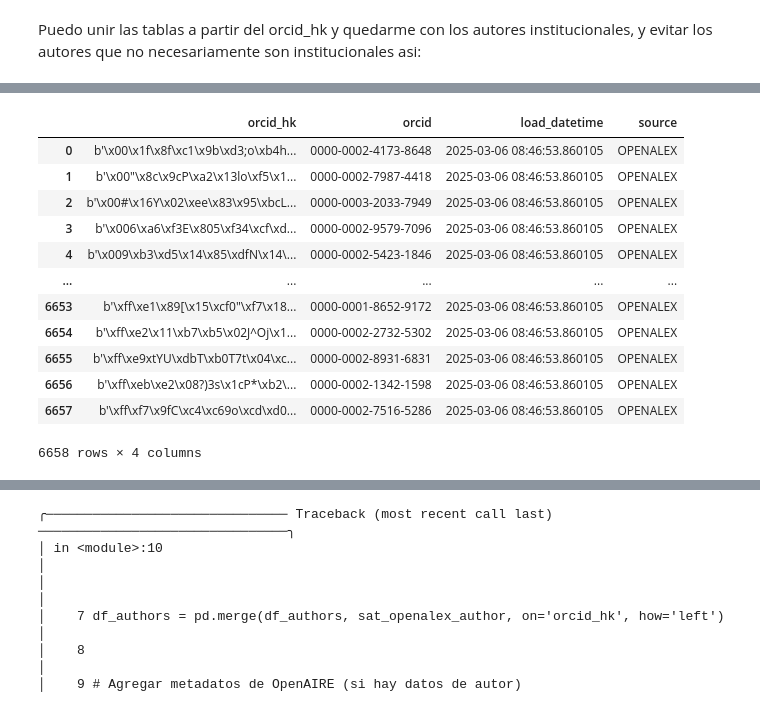
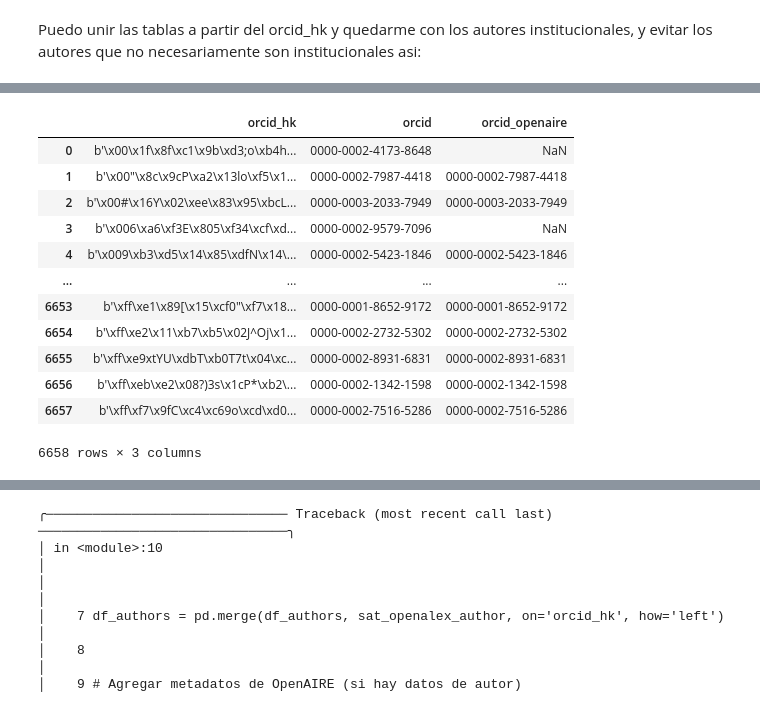
Before and after one commit to PabloDeAlbu/kedro-scholar, a Jupyter notebook: notebooks/profiling.ipynb, the cells around one changed output, grey strips where cells are left out. Drawn from its saved outputs; the diff is of its cells as text; code cells hidden in the pictures.

Commit message:
Agrego notebooks de profiling y fetch instituciones de openalex

```diff
--- a/notebooks/profiling.ipynb
+++ b/notebooks/profiling.ipynb
@@ -1,5 +1,6 @@
 # %%
 import pandas as pd
+pd.set_option('display.max_columns', None)
 # %% [markdown]
 Quiero identificar que producen los investigadores de una institución.
 
@@ -227,36 +196,29 @@ hub_openaire_orcid
 Puedo unir las tablas a partir del orcid_hk y quedarme con los autores institucionales, y evitar los autores que no necesariamente son institucionales asi:
 # %%
 inst_authors = pd.merge(
-    hub_openalex_orcid,
-    hub_openaire_orcid,
+    hub_openalex_orcid[['orcid_hk','orcid']],
+    hub_openaire_orcid[['orcid_hk','orcid']],
     on='orcid_hk',
     how='left',
     suffixes=('','_openaire')
     )
 
-
-# Filtrar las columnas que terminan con '_openaire'
-columnas_a_eliminar = inst_authors.filter(regex='_openaire$').columns
-
-# Eliminar las columnas
-inst_authors = inst_authors.drop(columnas_a_eliminar, axis=1)
-
 inst_authors
 # %% [output]
 [interactive output not drawn]
-|  | orcid_hk | orcid | load_datetime | source |
-| 0 | b'\x00\x1f\x8f\xc1\x9b\xd3;o\xb4h... | 0000-0002-4173-8648 | 2025-03-06 08:46:53.860105 | OPENALEX |
-| 1 | b'\x00"\x8c\x9cP\xa2\x13lo\xf5\x1... | 0000-0002-7987-4418 | 2025-03-06 08:46:53.860105 | OPENALEX |
-| 2 | b'\x00#\x16Y\x02\xee\x83\x95\xbcL... | 0000-0003-2033-7949 | 2025-03-06 08:46:53.860105 | OPENALEX |
-| 3 | b'\x006\xa6\xf3E\x805\xf34\xcf\xd... | 0000-0002-9579-7096 | 2025-03-06 08:46:53.860105 | OPENALEX |
-| 4 | b'\x009\xb3\xd5\x14\x85\xdfN\x14\... | 0000-0002-5423-1846 | 2025-03-06 08:46:53.860105 | OPENALEX |
-| ... | ... | ... | ... | ... |
-| 6653 | b'\xff\xe1\x89[\x15\xcf0"\xf7\x18... | 0000-0001-8652-9172 | 2025-03-06 08:46:53.860105 | OPENALEX |
-| 6654 | b'\xff\xe2\x11\xb7\xb5\x02J^Oj\x1... | 0000-0002-2732-5302 | 2025-03-06 08:46:53.860105 | OPENALEX |
-| 6655 | b'\xff\xe9xtYU\xdbT\xb0T7t\x04\xc... | 0000-0002-8931-6831 | 2025-03-06 08:46:53.860105 | OPENALEX |
-| 6656 | b'\xff\xeb\xe2\x08?)3s\x1cP*\xb2\... | 0000-0002-1342-1598 | 2025-03-06 08:46:53.860105 | OPENALEX |
-| 6657 | b'\xff\xf7\x9fC\xc4\xc69o\xcd\xd0... | 0000-0002-7516-5286 | 2025-03-06 08:46:53.860105 | OPENALEX |
+|  | orcid_hk | orcid | orcid_openaire |
+| 0 | b'\x00\x1f\x8f\xc1\x9b\xd3;o\xb4h... | 0000-0002-4173-8648 | NaN |
+| 1 | b'\x00"\x8c\x9cP\xa2\x13lo\xf5\x1... | 0000-0002-7987-4418 | 0000-0002-7987-4418 |
+| 2 | b'\x00#\x16Y\x02\xee\x83\x95\xbcL... | 0000-0003-2033-7949 | 0000-0003-2033-7949 |
+| 3 | b'\x006\xa6\xf3E\x805\xf34\xcf\xd... | 0000-0002-9579-7096 | NaN |
+| 4 | b'\x009\xb3\xd5\x14\x85\xdfN\x14\... | 0000-0002-5423-1846 | 0000-0002-5423-1846 |
+| ... | ... | ... | ... |
+| 6653 | b'\xff\xe1\x89[\x15\xcf0"\xf7\x18... | 0000-0001-8652-9172 | 0000-0001-8652-9172 |
+| 6654 | b'\xff\xe2\x11\xb7\xb5\x02J^Oj\x1... | 0000-0002-2732-5302 | 0000-0002-2732-5302 |
+| 6655 | b'\xff\xe9xtYU\xdbT\xb0T7t\x04\xc... | 0000-0002-8931-6831 | 0000-0002-8931-6831 |
+| 6656 | b'\xff\xeb\xe2\x08?)3s\x1cP*\xb2\... | 0000-0002-1342-1598 | 0000-0002-1342-1598 |
+| 6657 | b'\xff\xf7\x9fC\xc4\xc69o\xcd\xd0... | 0000-0002-7516-5286 | 0000-0002-7516-5286 |
-6658 rows × 4 columns
+6658 rows × 3 columns
 # %%
 # Unir autores de OpenAlex y OpenAIRE
 df_authors = pd.merge(
```
Also changed, not shown: parts of 12 cells of this notebook, 3 other files.
